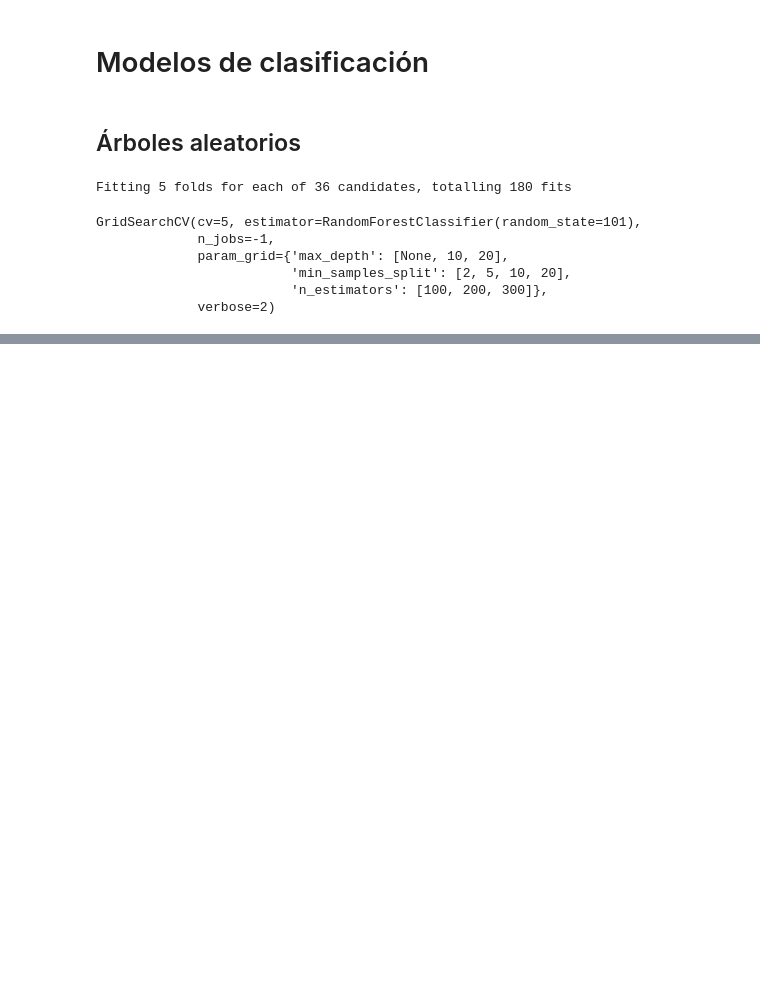
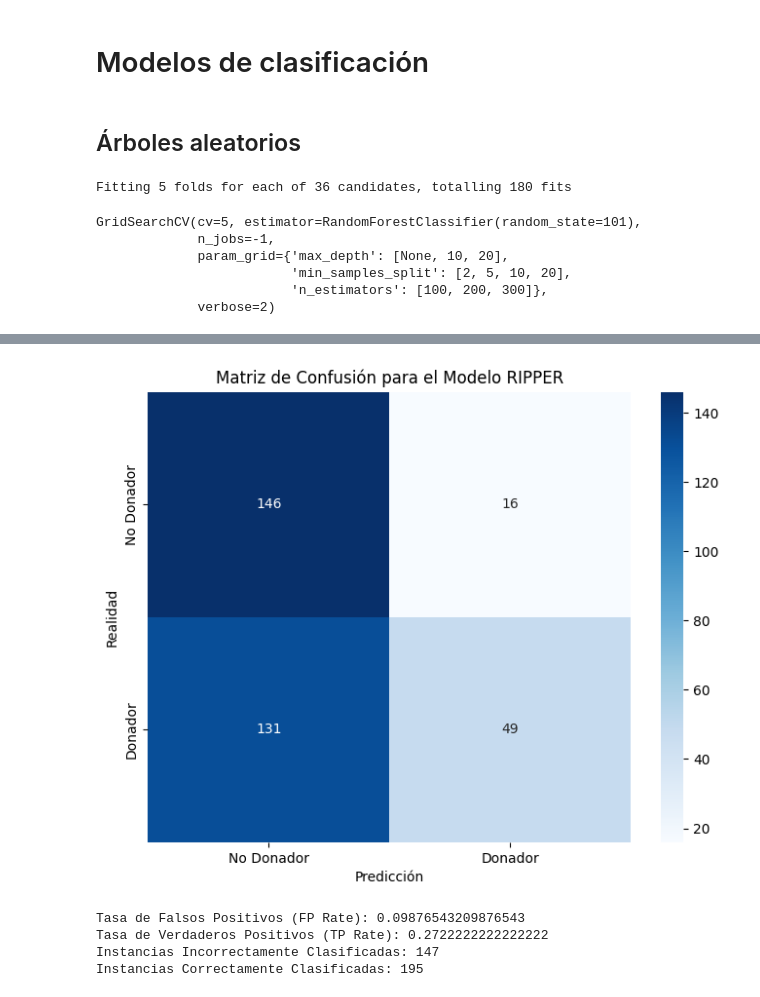
Before and after one commit to juanjacevedo/Lab_3_Decision_Tree, a Jupyter notebook: Actividad.ipynb, the cells around one changed output, grey strips where cells are left out. Saved outputs shown, nothing was run; the diff lists cells and outputs as text; code cells hidden in the pictures; blank space fills up the shorter version.

```diff
--- a/Actividad.ipynb
+++ b/Actividad.ipynb
@@ -684,0 +818,25 @@ plt.show()
+# %%
+# Separación de datos en datos de prueba y entrenamiento
+X_RSD = df.drop(columns=['DONADOR'])
+y_RSD = df['DONADOR']
+
+# Convertir la etiqueta a tipo categórico y luego a numérico
+y_RSD = y_RSD.astype('category').cat.codes
+
+# Manejo del desbalance de clases: aplicar SMOTE
+smote_SD = SMOTE(random_state=101)
+X_resampled_SD, y_resampled_SD = smote_SD.fit_resample(X_RSD, y_RSD)
+
+# Dividir datos en entrenamiento y prueba
+X_train_SD, X_test_SD, y_train_SD, y_test_SD = train_test_split(X_resampled_SD, y_resampled_SD, test_size=0.3, random_state=101)
+
+# Crear un DataFrame combinado para el entrenamiento
+train_data_SD = pd.concat([X_train_SD, y_train_SD], axis=1)
+train_data_SD.columns = list(X_train_SD.columns) + ['DONADOR']
+
+# Crear y entrenar modelo RIPPER
+model_SD = RIPPER(random_state=101)
+model_SD.fit(train_data_SD, class_feat="DONADOR")
+
+# Predecir sobre los datos de prueba
+y_pred_SD = model_SD.predict(X_test_SD)
@@ -684,0 +871,45 @@ plt.show()
+# %%
+# Generar la matriz de confusión
+cm = confusion_matrix(y_test_SD, y_pred_SD)
+
+# Crear una figura y un eje
+plt.figure(figsize=(8, 6))
+
+# Crear un mapa de calor para la matriz de confusión
+sns.heatmap(cm, annot=True, fmt='d', cmap='Blues', xticklabels=['No Donador', 'Donador'], yticklabels=['No Donador', 'Donador'])
+
+# Añadir títulos y etiquetas
+plt.title('Matriz de Confusión para el Modelo RIPPER')
+plt.xlabel('Predicción')
+plt.ylabel('Realidad')
+
+# Mostrar la gráfica
+plt.show()
+# %% [output]
+[figure, added]
+# %%
+# Extraer los valores de la matriz de confusión
+TN, FP, FN, TP = cm.ravel()
+
+# Calcular Tasa de Falsos Positivos (FP Rate)
+fp_rate_SD = FP / (FP + TN)
+
+# Calcular Tasa de Verdaderos Positivos (TP Rate)
+tp_rate_SD = TP / (TP + FN)
+
+# Calcular Instancias Incorrectamente Clasificadas
+incorrectly_classified_SD = FP + FN
+
+# Calcular Instancias Correctamente Clasificadas
+correctly_classified_SD = TN + TP
+
+# Imprimir los resultados
+print("Tasa de Falsos Positivos (FP Rate):", fp_rate_SD)
+print("Tasa de Verdaderos Positivos (TP Rate):", tp_rate_SD)
+print("Instancias Incorrectamente Clasificadas:", incorrectly_classified_SD)
+print("Instancias Correctamente Clasificadas:", correctly_classified_SD)
+# %% [output]
+Tasa de Falsos Positivos (FP Rate): 0.09876543209876543
+Tasa de Verdaderos Positivos (TP Rate): 0.2722222222222222
+Instancias Incorrectamente Clasificadas: 147
+Instancias Correctamente Clasificadas: 195
```
Also changed, not shown: parts of 18 cells of this notebook.
